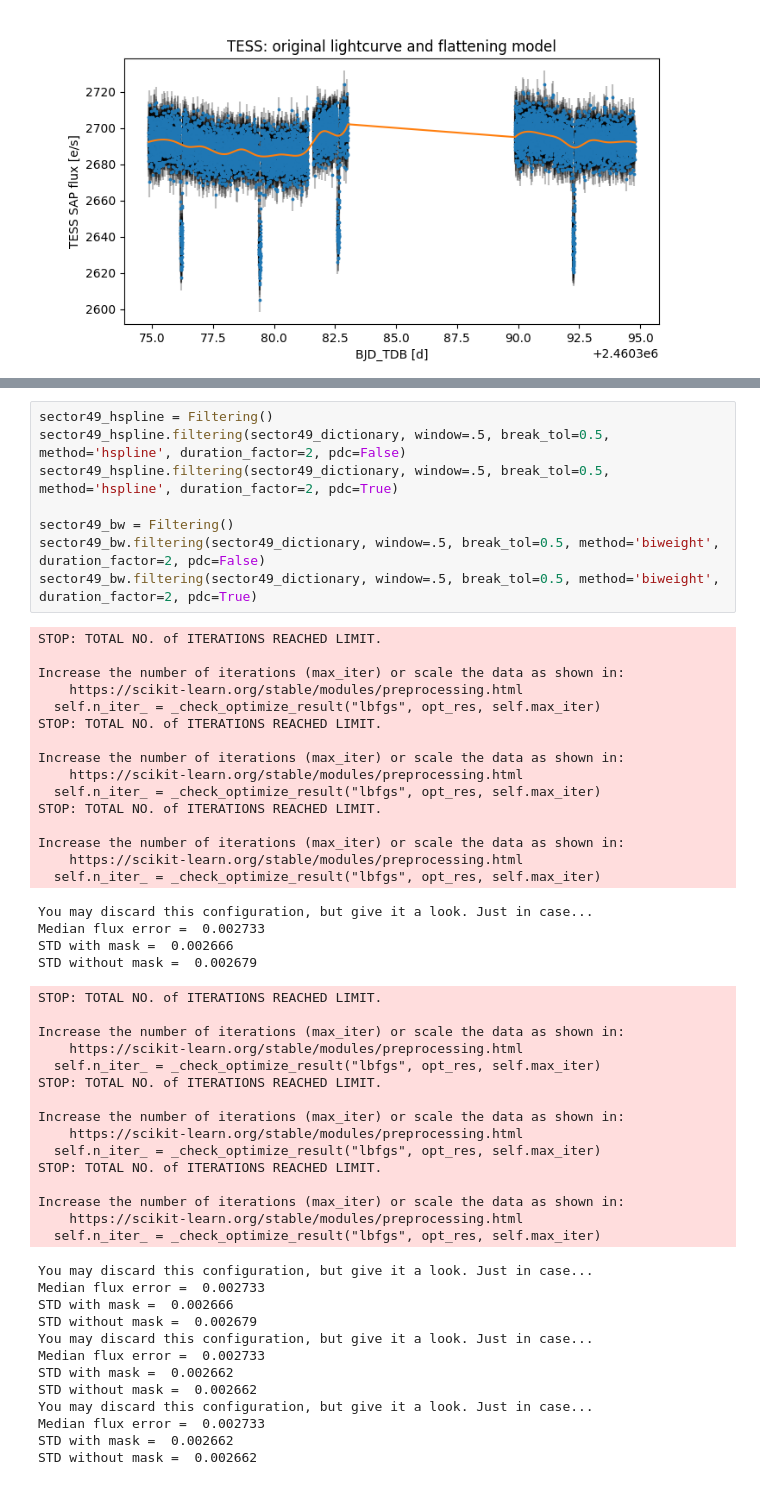
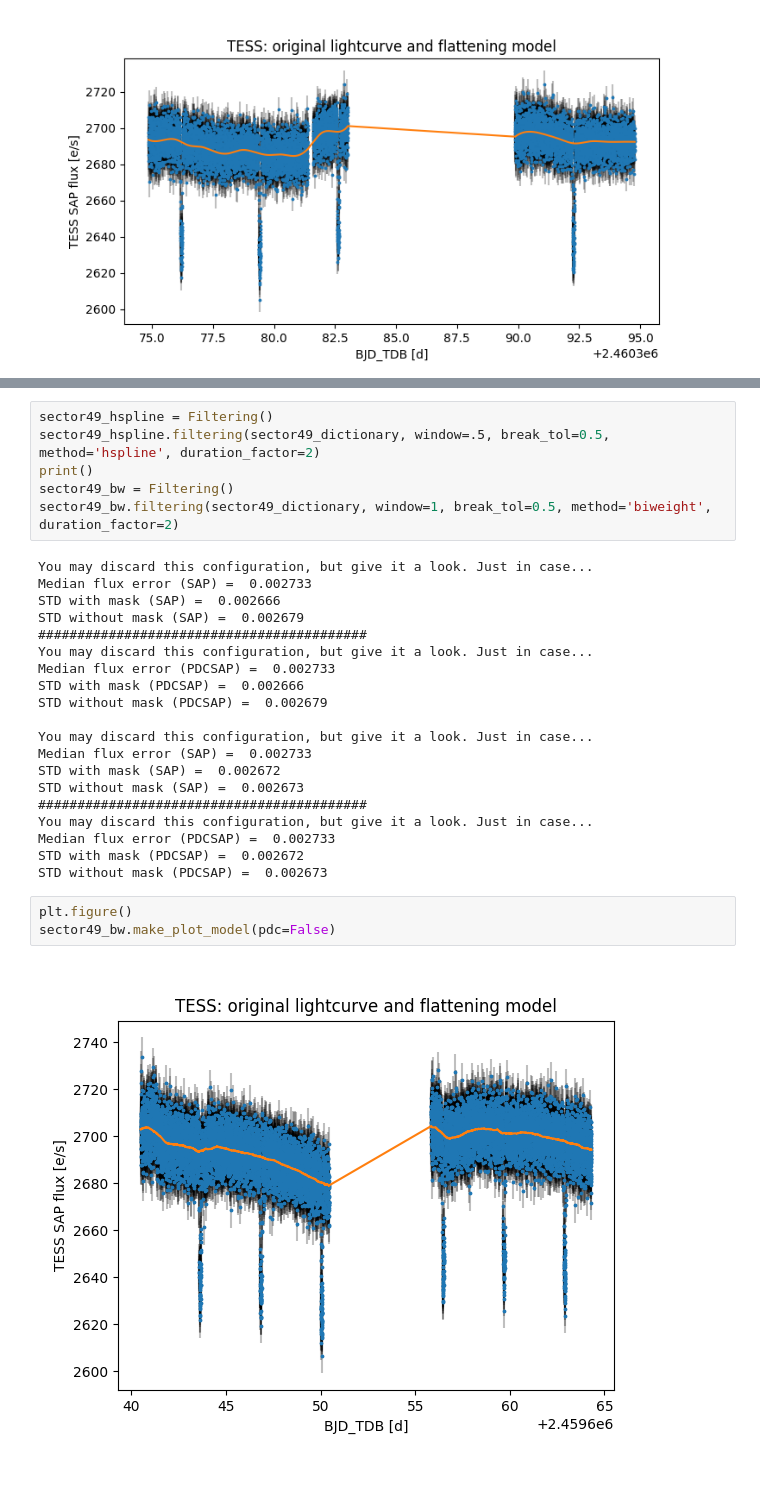
Before and after one commit to AstroMichele/AstroLab2-2024, a Jupyter notebook: TESS_lc.ipynb, the cells around one changed output, grey strips where cells are left out. Saved outputs shown, nothing was run; the diff lists cells and outputs as text.

```diff
--- a/TESS_lc.ipynb
+++ b/TESS_lc.ipynb
@@ -182,58 +91,34 @@ plt.show()
 # %%
 sector49_hspline = Filtering()
-sector49_hspline.filtering(sector49_dictionary, window=.5, break_tol=0.5, method='hspline', duration_factor=2, pdc=False)
-sector49_hspline.filtering(sector49_dictionary, window=.5, break_tol=0.5, method='hspline', duration_factor=2, pdc=True)
-
+sector49_hspline.filtering(sector49_dictionary, window=.5, break_tol=0.5, method='hspline', duration_factor=2)
+print()
 sector49_bw = Filtering()
-sector49_bw.filtering(sector49_dictionary, window=.5, break_tol=0.5, method='biweight', duration_factor=2, pdc=False)
-sector49_bw.filtering(sector49_dictionary, window=.5, break_tol=0.5, method='biweight', duration_factor=2, pdc=True)
+sector49_bw.filtering(sector49_dictionary, window=1, break_tol=0.5, method='biweight', duration_factor=2)
 # %% [output]
-STOP: TOTAL NO. of ITERATIONS REACHED LIMIT.
+You may discard this configuration, but give it a look. Just in case...
+Median flux error (SAP) =  0.002733
+STD with mask (SAP) =  0.002666
+STD without mask (SAP) =  0.002679
+##########################################
+You may discard this configuration, but give it a look. Just in case...
+Median flux error (PDCSAP) =  0.002733
+STD with mask (PDCSAP) =  0.002666
+STD without mask (PDCSAP) =  0.002679
 
-Increase the number of iterations (max_iter) or scale the data as shown in:
-    https://scikit-learn.org/stable/modules/preprocessing.html
-  self.n_iter_ = _check_optimize_result("lbfgs", opt_res, self.max_iter)
-STOP: TOTAL NO. of ITERATIONS REACHED LIMIT.
-
-Increase the number of iterations (max_iter) or scale the data as shown in:
-    https://scikit-learn.org/stable/modules/preprocessing.html
-  self.n_iter_ = _check_optimize_result("lbfgs", opt_res, self.max_iter)
-STOP: TOTAL NO. of ITERATIONS REACHED LIMIT.
-
-Increase the number of iterations (max_iter) or scale the data as shown in:
-    https://scikit-learn.org/stable/modules/preprocessing.html
-  self.n_iter_ = _check_optimize_result("lbfgs", opt_res, self.max_iter)
+You may discard this configuration, but give it a look. Just in case...
+Median flux error (SAP) =  0.002733
+STD with mask (SAP) =  0.002672
+STD without mask (SAP) =  0.002673
+##########################################
+You may discard this configuration, but give it a look. Just in case...
+Median flux error (PDCSAP) =  0.002733
+STD with mask (PDCSAP) =  0.002672
+STD without mask (PDCSAP) =  0.002673
-You may discard this configuration, but give it a look. Just in case...
-Median flux error =  0.002733
-STD with mask =  0.002666
-STD without mask =  0.002679
-STOP: TOTAL NO. of ITERATIONS REACHED LIMIT.
-
-Increase the number of iterations (max_iter) or scale the data as shown in:
-    https://scikit-learn.org/stable/modules/preprocessing.html
-  self.n_iter_ = _check_optimize_result("lbfgs", opt_res, self.max_iter)
-STOP: TOTAL NO. of ITERATIONS REACHED LIMIT.
-
-Increase the number of iterations (max_iter) or scale the data as shown in:
-    https://scikit-learn.org/stable/modules/preprocessing.html
-  self.n_iter_ = _check_optimize_result("lbfgs", opt_res, self.max_iter)
-STOP: TOTAL NO. of ITERATIONS REACHED LIMIT.
-
-Increase the number of iterations (max_iter) or scale the data as shown in:
-    https://scikit-learn.org/stable/modules/preprocessing.html
-  self.n_iter_ = _check_optimize_result("lbfgs", opt_res, self.max_iter)
-You may discard this configuration, but give it a look. Just in case...
-Median flux error =  0.002733
-STD with mask =  0.002666
-STD without mask =  0.002679
-You may discard this configuration, but give it a look. Just in case...
-Median flux error =  0.002733
-STD with mask =  0.002662
-STD without mask =  0.002662
-You may discard this configuration, but give it a look. Just in case...
-Median flux error =  0.002733
-STD with mask =  0.002662
-STD without mask =  0.002662
+# %%
+plt.figure()
+sector49_bw.make_plot_model(pdc=False)
+# %% [output]
+[figure, added]
 # %%
 sector49_dictionary_hs = {
     'time': sector49_hspline.time,
```
Also changed, not shown: parts of 14 cells of this notebook, 1 other file.
